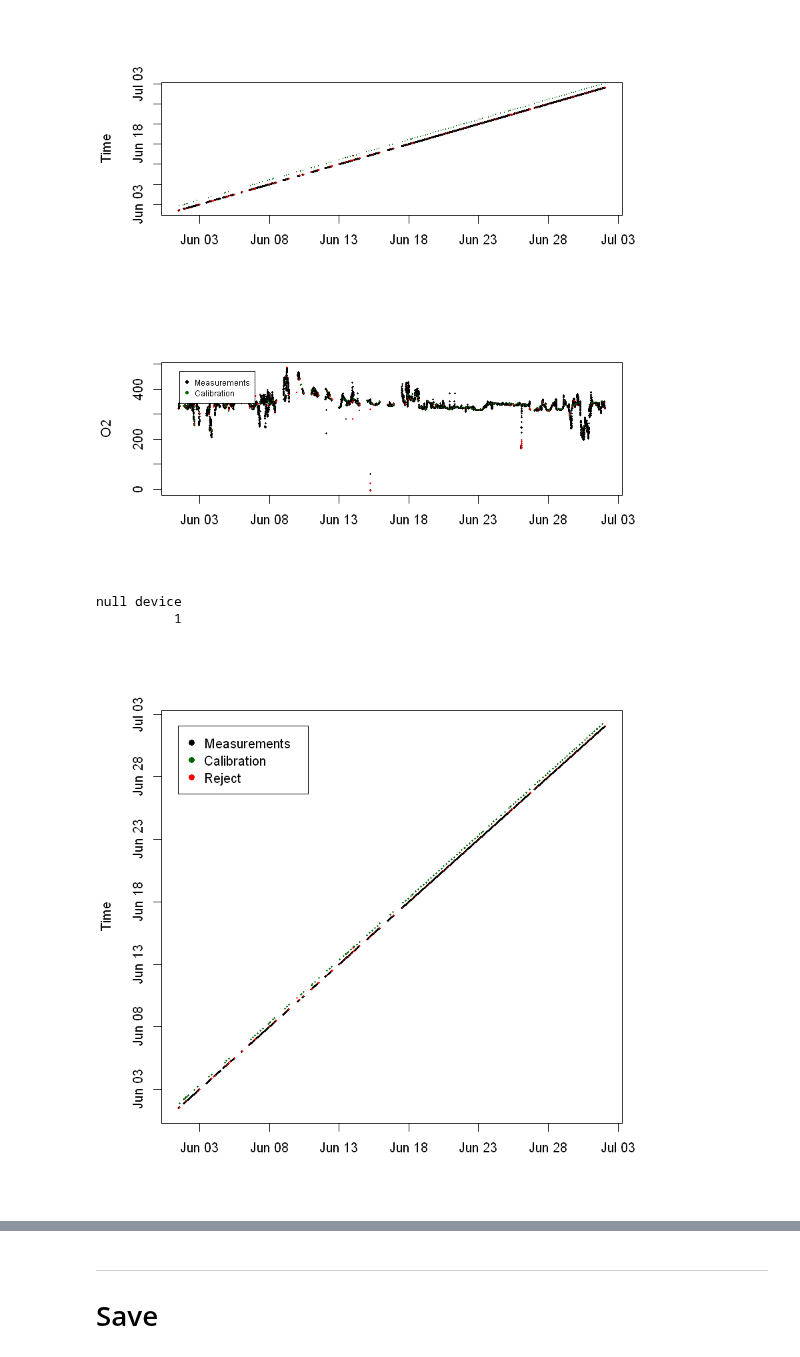
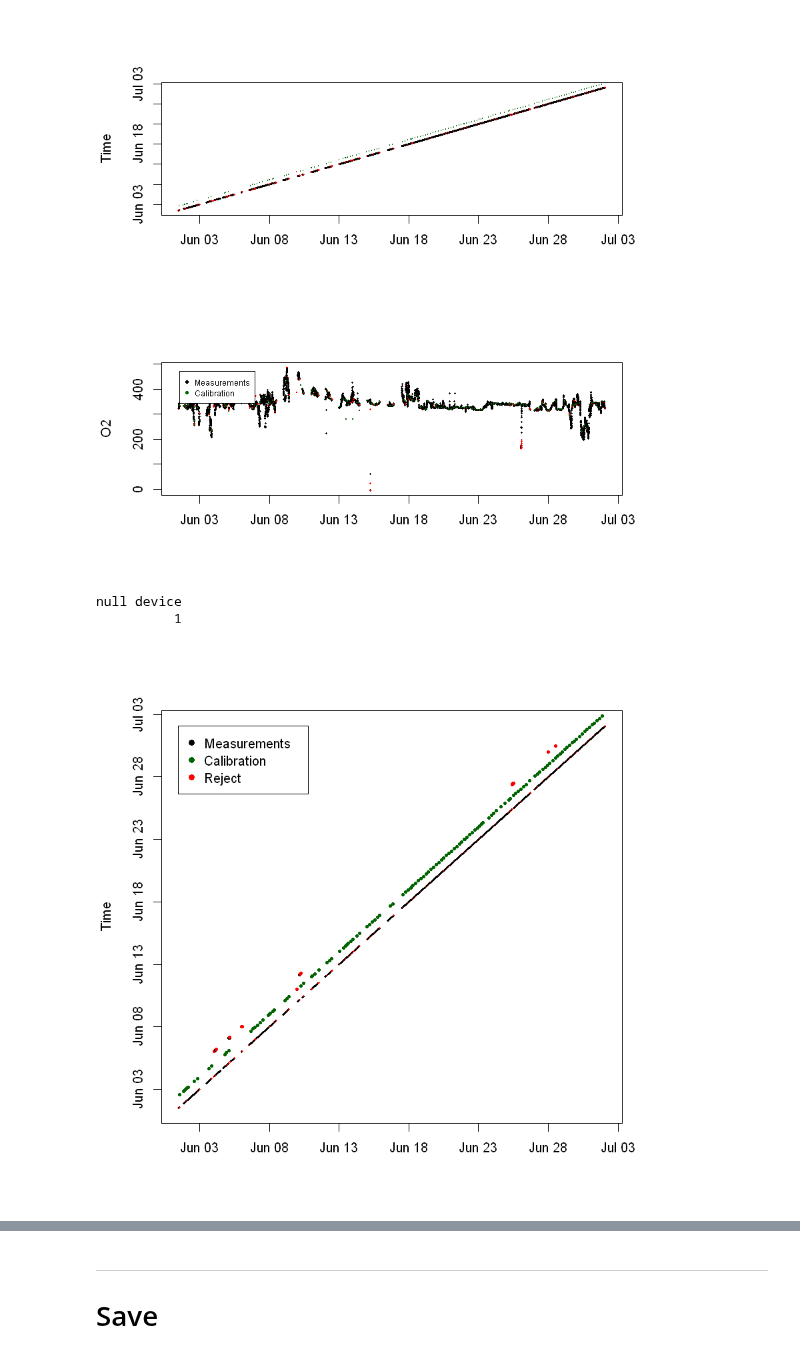
Before and after one commit to tbrycekelly/MIMS-TBK, a Jupyter notebook: Generate Input- EIMS.ipynb, the cells around one changed output, grey strips where cells are left out. Saved outputs shown, nothing was run; the diff lists cells and outputs as text; code cells hidden in the pictures.

```diff
--- a/Generate Input- EIMS.ipynb
+++ b/Generate Input- EIMS.ipynb
@@ -230,5 +230,5 @@ This will initialize the parser for valve = 1 (sampling) and then valve = 2 (cal
 
 __NB This will take a while...__
 # %%
-data.v1 = read.eims(1, input.dir, file.list.2, N = 2, verbose = FALSE, template = data, make.img = TRUE)
+data.v1 = read.eims(1, input.dir, file.list.2, N = 2, verbose = TRUE, template = data, make.img = TRUE)
 # %% [output]
@@ -242,3 +308,3 @@ Warning message in min(x):
 # %%
-data.v2 = read.eims(2, input.dir, file.list.2, N = 60, verbose = FALSE, template = data, make.img = TRUE)
+data.v2 = read.eims(2, input.dir, file.list.2, N = 120, verbose = TRUE, template = data, make.img = TRUE)
 # %% [output]
@@ -251,0 +384,2 @@ Warning message in min(x):
+# %%
+data.v3 = read.eims(3, input.dir, file.list.2, N = 2, verbose = TRUE, template = data, make.img = FALSE)
@@ -253,14 +405,15 @@ Warning message in min(x):
 ## Also, correct the time since the year is not actually 2021...
 data.v1$time = data.v1$time - 4 * 365.25 * 86400 - 86400
 data.v2$time = data.v2$time - 4 * 365.25 * 86400 - 86400
+data.v3$time = data.v3$time - 4 * 365.25 * 86400 - 86400
 
 ## Remove NA O2:Ar values
 data.v1 = data.v1[which(!is.na(data.v1$O2.Ar)),]
 data.v2 = data.v2[which(!is.na(data.v2$O2.Ar)),]
+data.v3 = data.v3[which(!is.na(data.v3$O2.Ar)),]
 
 ## Number of entries, do they seem right?
-nrow(data.v1)
-length(which(data.v1$Flag == 3))
-nrow(data.v2)
-length(which(data.v2$Flag == 3))
+print(paste0('Valve 1 has ', nrow(data.v1), ' entries with ', length(which(data.v1$Flag == 3)), ' flagged values.'))
+print(paste0('Valve 2 has ', nrow(data.v2), ' entries with ', length(which(data.v2$Flag == 3)), ' flagged values.'))
+print(paste0('Valve 3 has ', nrow(data.v3), ' entries with ', length(which(data.v3$Flag == 3)), ' flagged values.'))
 # %% [output]
@@ -302,17 +454,18 @@ null device
 # %%
 #pdf('./Output/Generate EIMS - Review 2.pdf')
 #png('./Output/Generate EIMS - Review 2.png')
 
 plot(data.v1$time, data.v1$time, pch=16, cex=0.3, ylab='Time', xlab='', col = cols[data.v1$Flag])
-points(data.v2$time, data.v2$time+86400/3, pch=16, cex=0.3, col = cols[data.v2$Flag])
+points(data.v2$time, data.v2$time+86400, pch=16, cex=0.5, col = cols[data.v2$Flag])
+points(data.v3$time, data.v3$time+86400*2, pch=16, cex=0.5, col = cols[data.v3$Flag])
 legend(data.v1$time[1], data.v1$time[nrow(data.v1)], c('Measurements', 'Calibration', 'Reject'),
        col=cols, pch=16)
 
 dev.off()
 # %% [output]
 null device
           1
-[figure, old version]
+[figure, new version]
 # %%
 plot(data.v1$time, data.v1$TP, col='white', ylim=c(3.2e-6, 5.5e-6), ylab='Total Pressure', xlab='')
 
```
Also changed, not shown: parts of 9 cells of this notebook, 9 other files.
